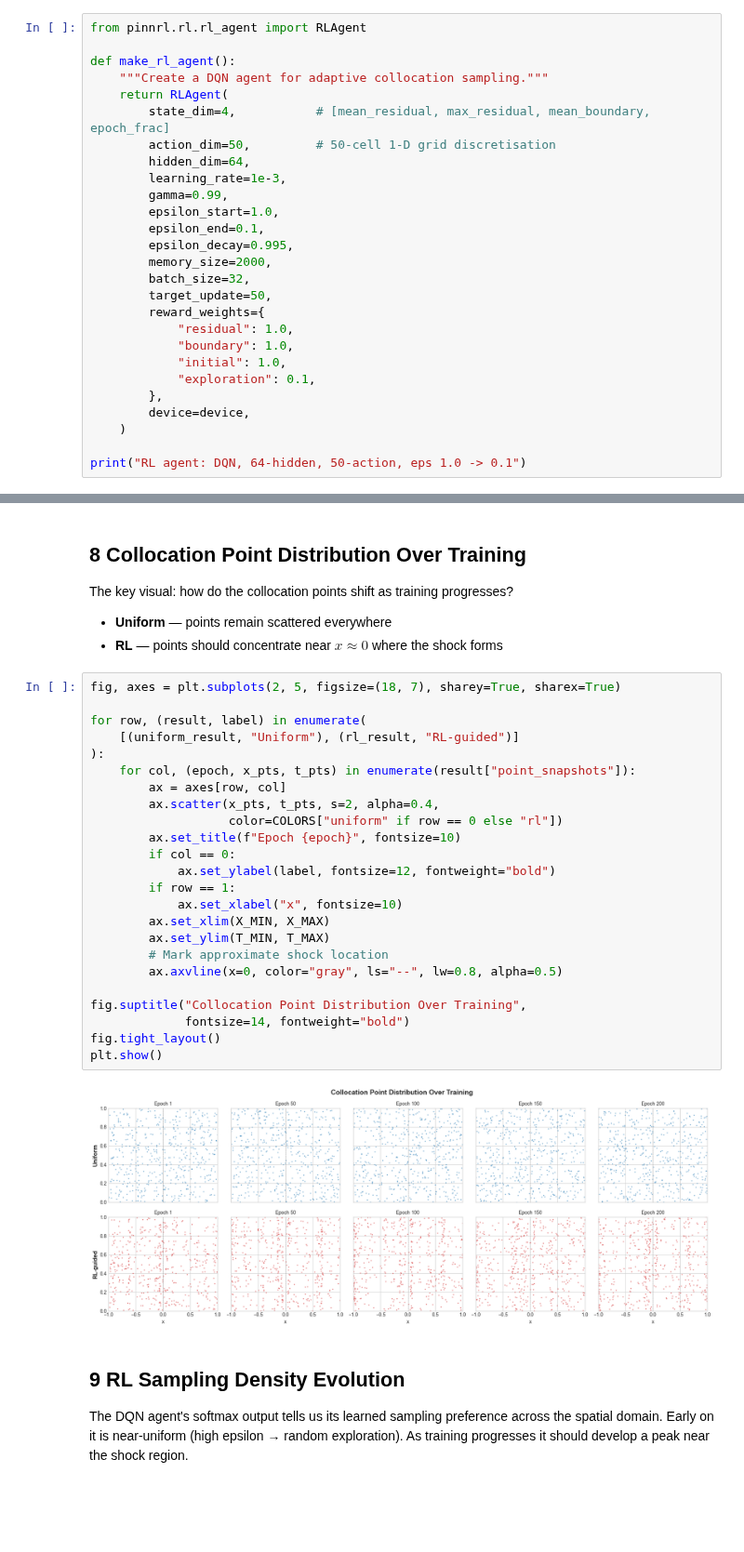
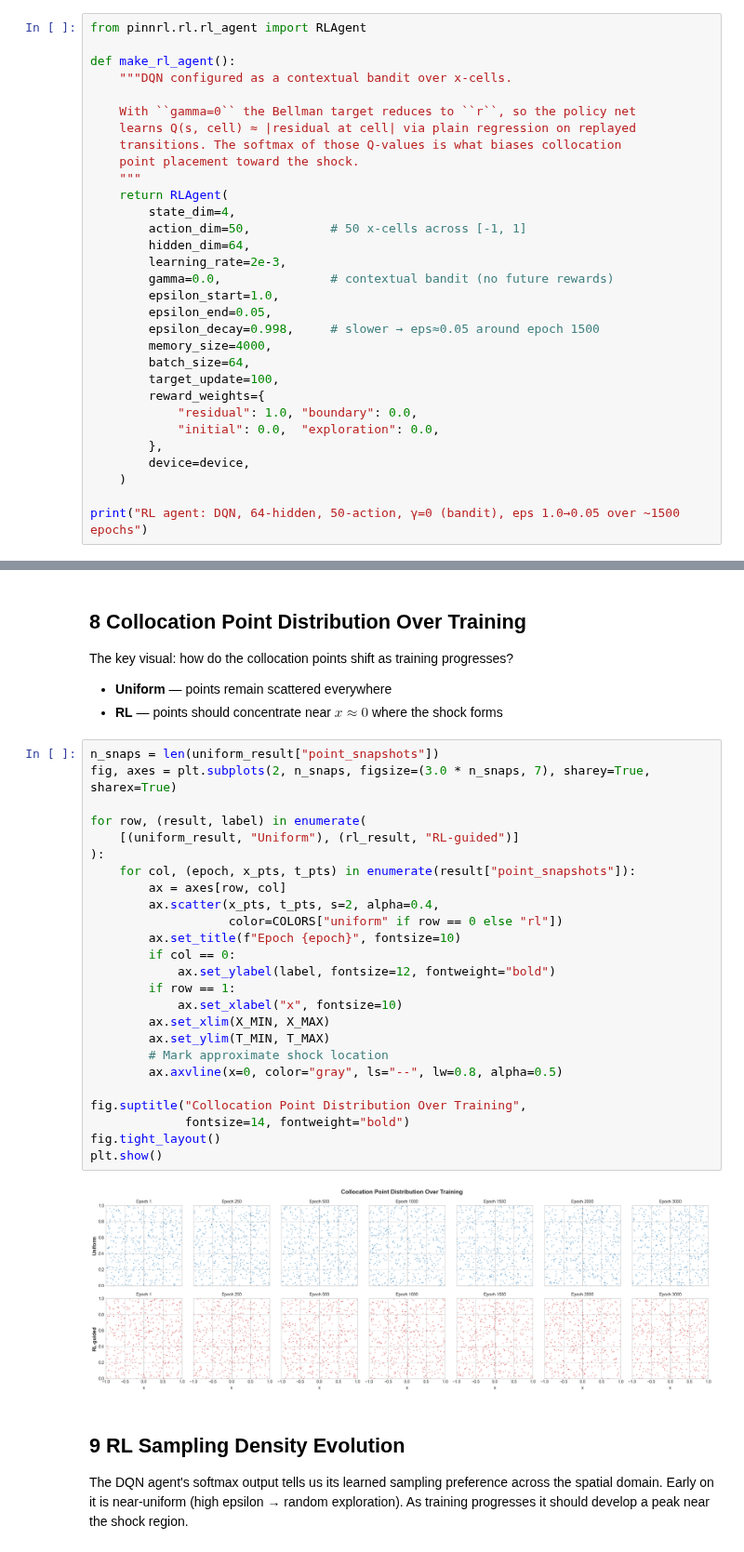
Before and after one commit to josegarciav/PINNs-RL-PDE, a Jupyter notebook: notebooks/03_rl_vs_uniform_sampling.ipynb, the cells around one changed output, grey strips where cells are left out. Shown at 93% size. Drawn from its saved outputs; the diff is of its cells as text; blank space fills up the shorter version.

```diff
--- a/notebooks/03_rl_vs_uniform_sampling.ipynb
+++ b/notebooks/03_rl_vs_uniform_sampling.ipynb
@@ -161,27 +180,31 @@ The agent uses **epsilon-greedy** exploration that anneals from 1.0 → 0.1 over
 from pinnrl.rl.rl_agent import RLAgent
 
 def make_rl_agent():
-    """Create a DQN agent for adaptive collocation sampling."""
+    """DQN configured as a contextual bandit over x-cells.
+
+    With ``gamma=0`` the Bellman target reduces to ``r``, so the policy net
+    learns Q(s, cell) ≈ |residual at cell| via plain regression on replayed
+    transitions. The softmax of those Q-values is what biases collocation
+    point placement toward the shock.
+    """
     return RLAgent(
-        state_dim=4,           # [mean_residual, max_residual, mean_boundary, epoch_frac]
-        action_dim=50,         # 50-cell 1-D grid discretisation
+        state_dim=4,
+        action_dim=50,           # 50 x-cells across [-1, 1]
         hidden_dim=64,
-        learning_rate=1e-3,
-        gamma=0.99,
+        learning_rate=2e-3,
+        gamma=0.0,               # contextual bandit (no future rewards)
         epsilon_start=1.0,
-        epsilon_end=0.1,
-        epsilon_decay=0.995,
-        memory_size=2000,
-        batch_size=32,
-        target_update=50,
+        epsilon_end=0.05,
+        epsilon_decay=0.998,     # slower → eps≈0.05 around epoch 1500
+        memory_size=4000,
+        batch_size=64,
+        target_update=100,
         reward_weights={
-            "residual": 1.0,
-            "boundary": 1.0,
-            "initial": 1.0,
-            "exploration": 0.1,
+            "residual": 1.0, "boundary": 0.0,
+            "initial": 0.0,  "exploration": 0.0,
         },
         device=device,
     )
 
-print("RL agent: DQN, 64-hidden, 50-action, eps 1.0 -> 0.1")
+print("RL agent: DQN, 64-hidden, 50-action, γ=0 (bandit), eps 1.0→0.05 over ~1500 epochs")
 # %% [output]
@@ -419,31 +501,32 @@ The key visual: how do the collocation points shift as training progresses?
 - **Uniform** — points remain scattered everywhere
 - **RL** — points should concentrate near $x \approx 0$ where the shock forms
 # %%
-fig, axes = plt.subplots(2, 5, figsize=(18, 7), sharey=True, sharex=True)
+n_snaps = len(uniform_result["point_snapshots"])
+fig, axes = plt.subplots(2, n_snaps, figsize=(3.0 * n_snaps, 7), sharey=True, sharex=True)
 
 for row, (result, label) in enumerate(
     [(uniform_result, "Uniform"), (rl_result, "RL-guided")]
 ):
     for col, (epoch, x_pts, t_pts) in enumerate(result["point_snapshots"]):
         ax = axes[row, col]
         ax.scatter(x_pts, t_pts, s=2, alpha=0.4,
                    color=COLORS["uniform" if row == 0 else "rl"])
         ax.set_title(f"Epoch {epoch}", fontsize=10)
         if col == 0:
             ax.set_ylabel(label, fontsize=12, fontweight="bold")
         if row == 1:
             ax.set_xlabel("x", fontsize=10)
         ax.set_xlim(X_MIN, X_MAX)
         ax.set_ylim(T_MIN, T_MAX)
         # Mark approximate shock location
         ax.axvline(x=0, color="gray", ls="--", lw=0.8, alpha=0.5)
 
 fig.suptitle("Collocation Point Distribution Over Training",
              fontsize=14, fontweight="bold")
 fig.tight_layout()
 plt.show()
 # %% [output]
-[figure, old version]
+[figure, new version]
 # %% [markdown]
 ## 9  RL Sampling Density Evolution
 
```
Also changed, not shown: parts of 20 cells of this notebook, 5 other files.
